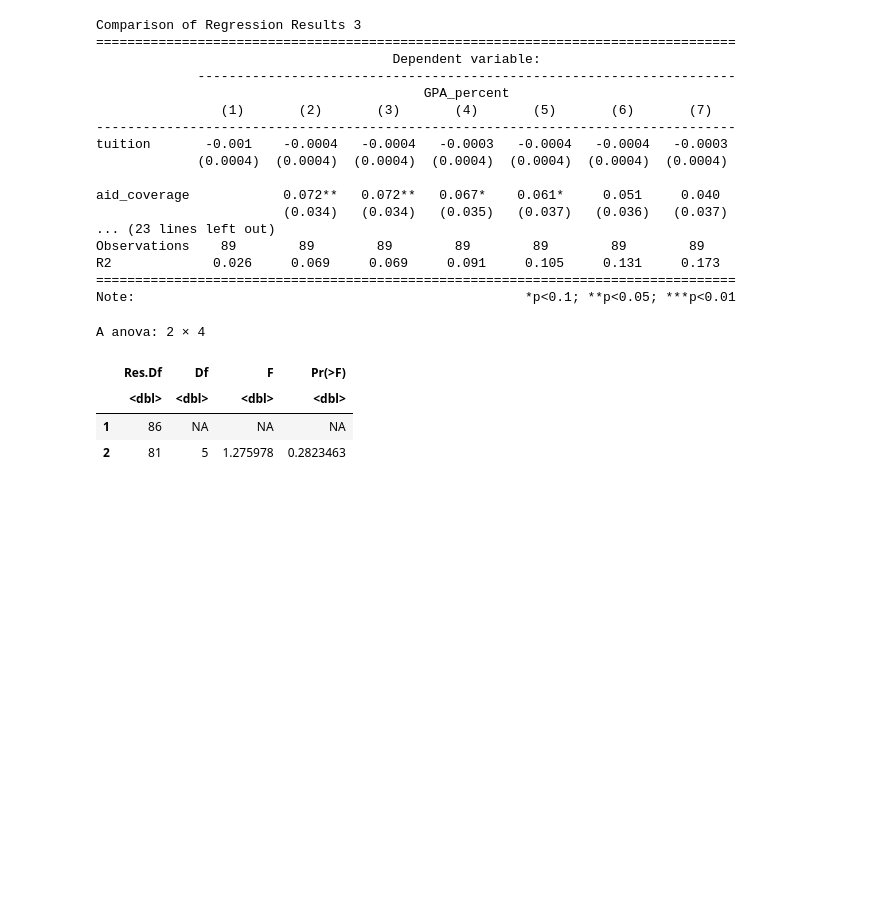
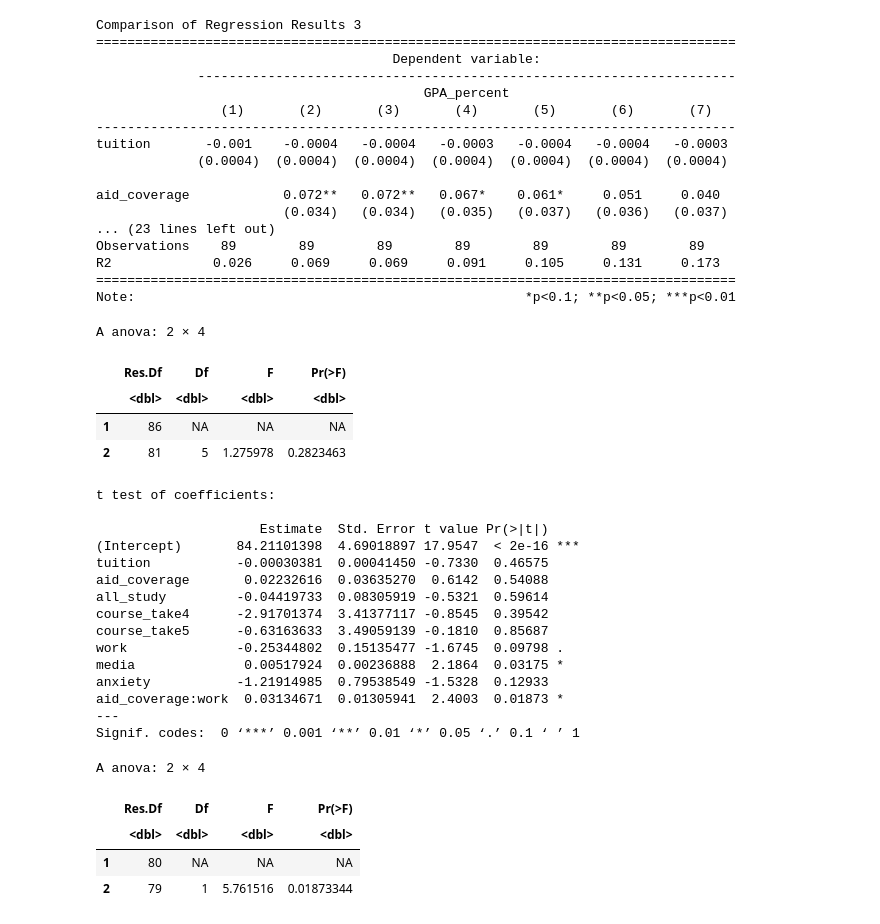
Before and after one commit to Speculatorrr/ECON326-Tuition-on-GPA-Regression, a Jupyter notebook: project.ipynb, the cells around one changed output. Cells and saved outputs as stored; diff of their text form; code cells hidden in the pictures; blank space fills up the shorter version.

Commit message:
Spec Test for interaction model

```diff
--- a/project.ipynb
+++ b/project.ipynb
@@ -415,3 +415,29 @@ A anova: 2 × 4
 |  | <dbl> | <dbl> | <dbl> | <dbl> |
 | 1 | 86 | NA | NA | NA |
 | 2 | 81 | 5 | 1.275978 | 0.2823463 |
+# %%
+r6d_aid_coverage_work <- lm(GPA_percent ~ tuition + aid_coverage + all_study + course_take + work + media + anxiety + aid_coverage:work, data = df)
+# %%
+coeftest(r6d_aid_coverage_work, vcov=vcovHC(r6d_aid_coverage_work, type="HC1"))
+linearHypothesis(r6d_aid_coverage_work, c("aid_coverage:work=0"), white.adjust = "hc1")
+# %% [output]
+t test of coefficients:
+
+                     Estimate  Std. Error t value Pr(>|t|)
+(Intercept)       84.21101398  4.69018897 17.9547  < 2e-16 ***
+tuition           -0.00030381  0.00041450 -0.7330  0.46575
+aid_coverage       0.02232616  0.03635270  0.6142  0.54088
+all_study         -0.04419733  0.08305919 -0.5321  0.59614
+course_take4      -2.91701374  3.41377117 -0.8545  0.39542
+course_take5      -0.63163633  3.49059139 -0.1810  0.85687
+work              -0.25344802  0.15135477 -1.6745  0.09798 .
+media              0.00517924  0.00236888  2.1864  0.03175 *
+anxiety           -1.21914985  0.79538549 -1.5328  0.12933
+aid_coverage:work  0.03134671  0.01305941  2.4003  0.01873 *
+---
+Signif. codes:  0 ‘***’ 0.001 ‘**’ 0.01 ‘*’ 0.05 ‘.’ 0.1 ‘ ’ 1
+A anova: 2 × 4
+|  | Res.Df | Df | F | Pr(>F) |
+|  | <dbl> | <dbl> | <dbl> | <dbl> |
+| 1 | 80 | NA | NA | NA |
+| 2 | 79 | 1 | 5.761516 | 0.01873344 |
```
